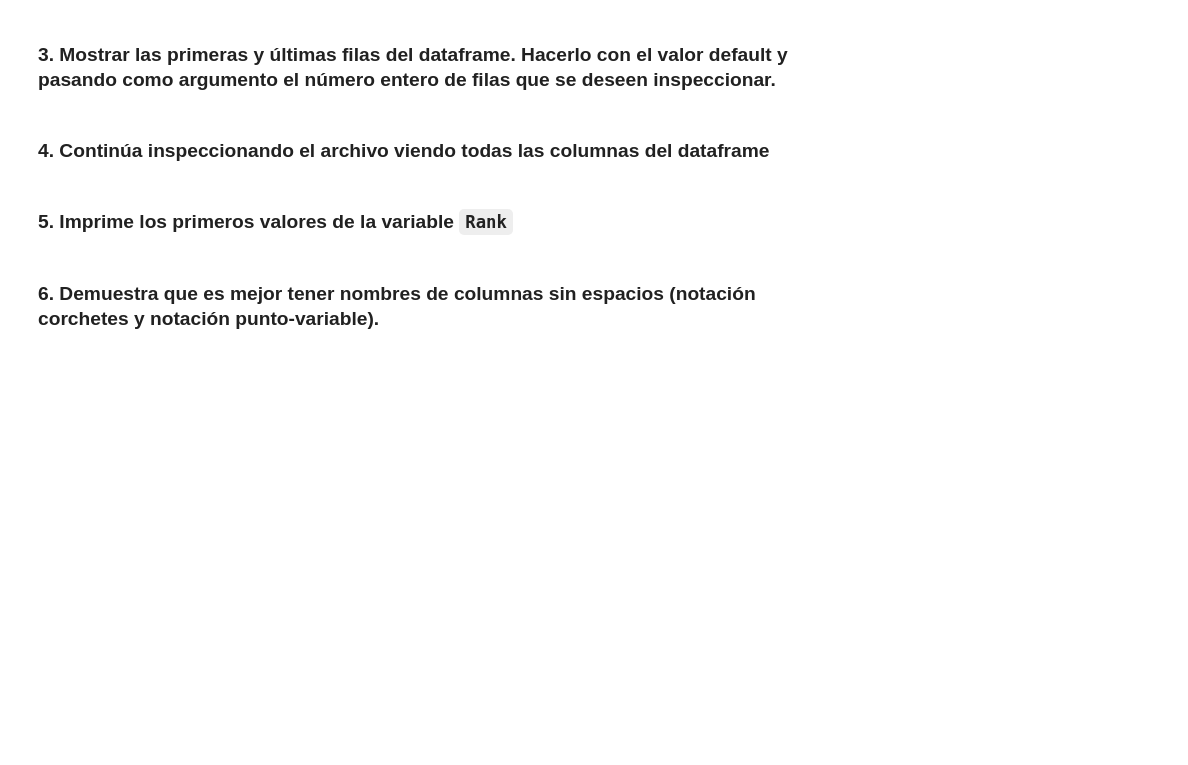
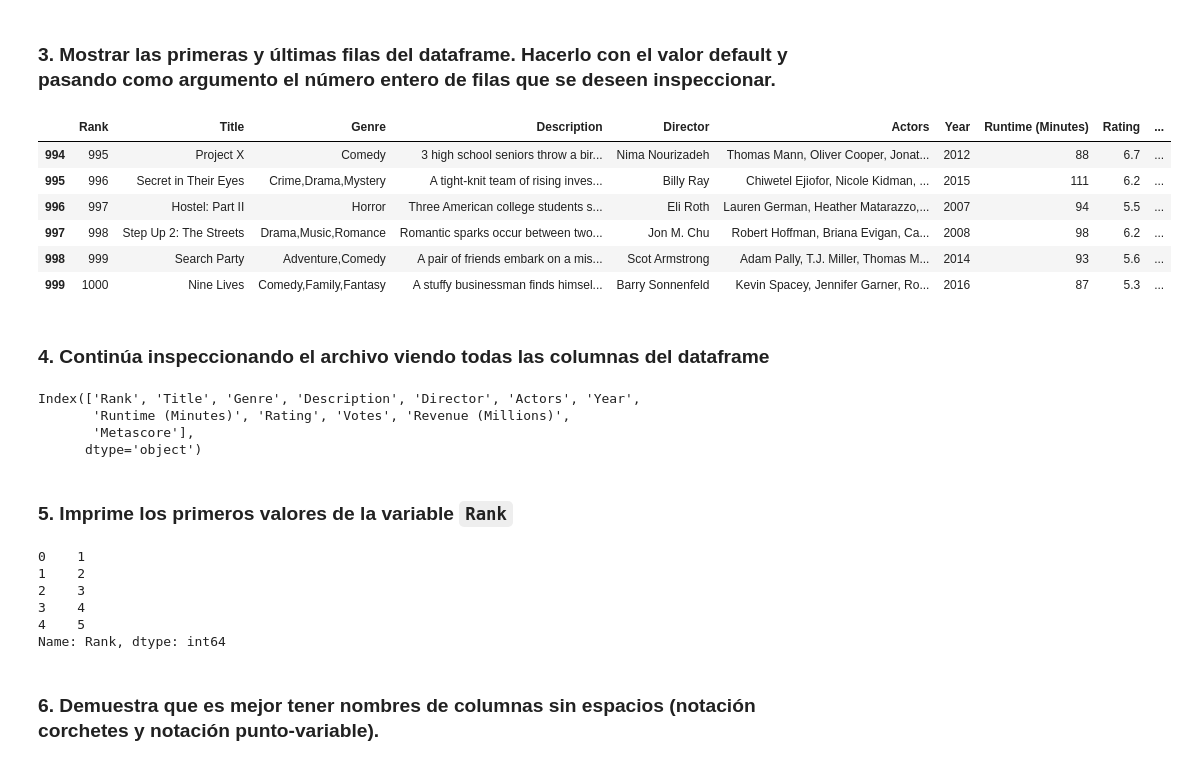
Before and after one commit to auribem03/limpieza_datos_y_eda, a Jupyter notebook: 2_eda_imdb.ipynb, the cells around one changed output. Cells and saved outputs as stored; diff of their text form; code cells hidden in the pictures; blank space fills up the shorter version.

```diff
--- a/2_eda_imdb.ipynb
+++ b/2_eda_imdb.ipynb
@@ -14,8 +17,35 @@ import numpy
 # %% [markdown]
 ### 3. Mostrar las  primeras y últimas filas del dataframe. Hacerlo con el valor default y pasando como argumento el número entero de filas que se deseen inspeccionar.
+# %%
+df.head(10)
+df.tail(6)
+# %% [output]
+|  | Rank | Title | Genre | Description | Director | Actors | Year | Runtime (Minutes) | Rating | ... |
+| 994 | 995 | Project X | Comedy | 3 high school seniors throw a bir... | Nima Nourizadeh | Thomas Mann, Oliver Cooper, Jonat... | 2012 | 88 | 6.7 | ... |
+| 995 | 996 | Secret in Their Eyes | Crime,Drama,Mystery | A tight-knit team of rising inves... | Billy Ray | Chiwetel Ejiofor, Nicole Kidman, ... | 2015 | 111 | 6.2 | ... |
+| 996 | 997 | Hostel: Part II | Horror | Three American college students s... | Eli Roth | Lauren German, Heather Matarazzo,... | 2007 | 94 | 5.5 | ... |
+| 997 | 998 | Step Up 2: The Streets | Drama,Music,Romance | Romantic sparks occur between two... | Jon M. Chu | Robert Hoffman, Briana Evigan, Ca... | 2008 | 98 | 6.2 | ... |
+| 998 | 999 | Search Party | Adventure,Comedy | A pair of friends embark on a mis... | Scot Armstrong | Adam Pally, T.J. Miller, Thomas M... | 2014 | 93 | 5.6 | ... |
+| 999 | 1000 | Nine Lives | Comedy,Family,Fantasy | A stuffy businessman finds himsel... | Barry Sonnenfeld | Kevin Spacey, Jennifer Garner, Ro... | 2016 | 87 | 5.3 | ... |
 # %% [markdown]
 ### 4. Continúa inspeccionando el archivo viendo todas las columnas del dataframe
+# %%
+df.columns
+# %% [output]
+Index(['Rank', 'Title', 'Genre', 'Description', 'Director', 'Actors', 'Year',
+       'Runtime (Minutes)', 'Rating', 'Votes', 'Revenue (Millions)',
+       'Metascore'],
+      dtype='object')
 # %% [markdown]
 ### 5. Imprime los primeros valores de la variable `Rank`
+# %%
+df['Rank'].head()
+# %% [output]
+0    1
+1    2
+2    3
+3    4
+4    5
+Name: Rank, dtype: int64
 # %% [markdown]
 ### 6. Demuestra que es mejor tener nombres de columnas sin espacios (notación corchetes y notación punto-variable).
```
Also changed, not shown: parts of 23 cells of this notebook, 1 other file.
